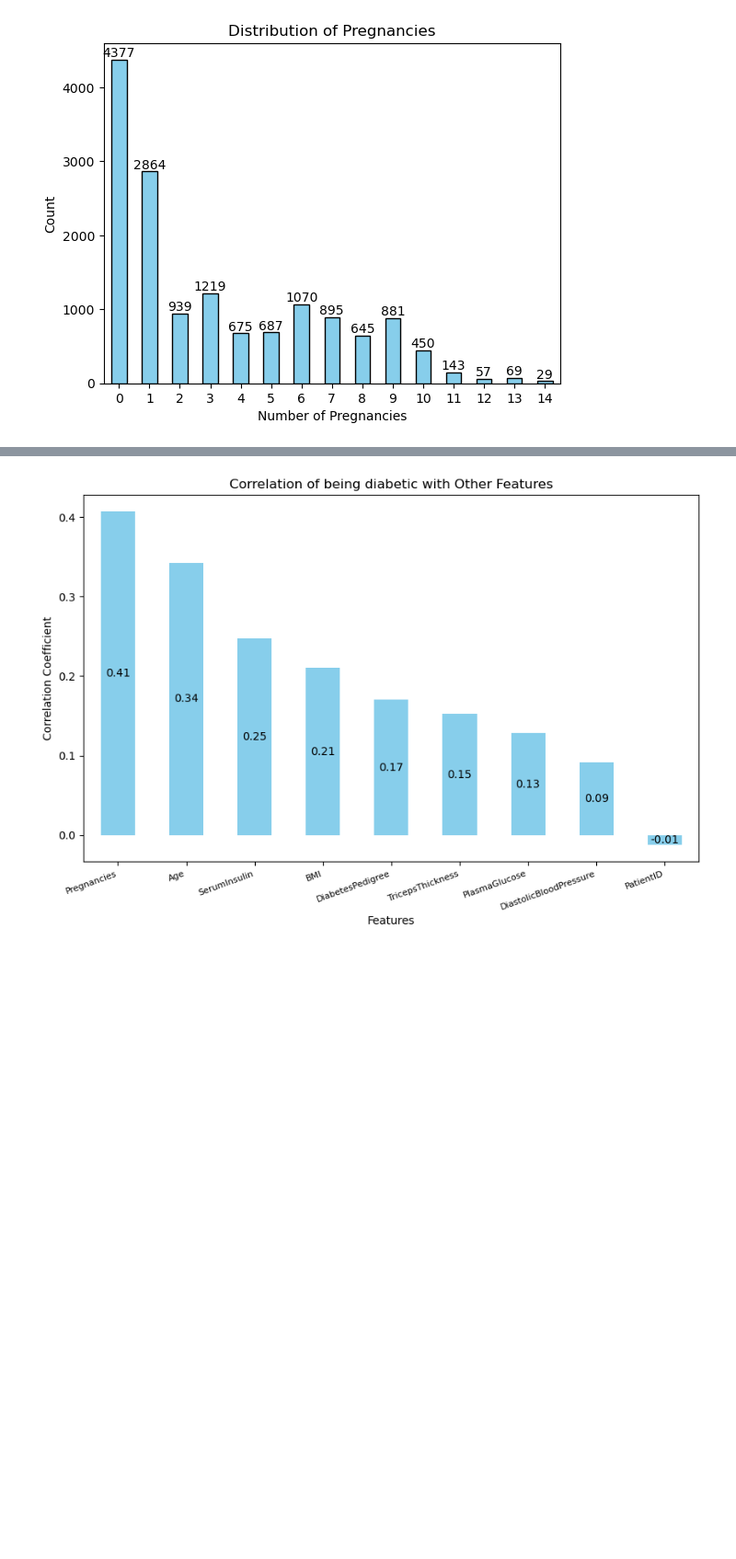
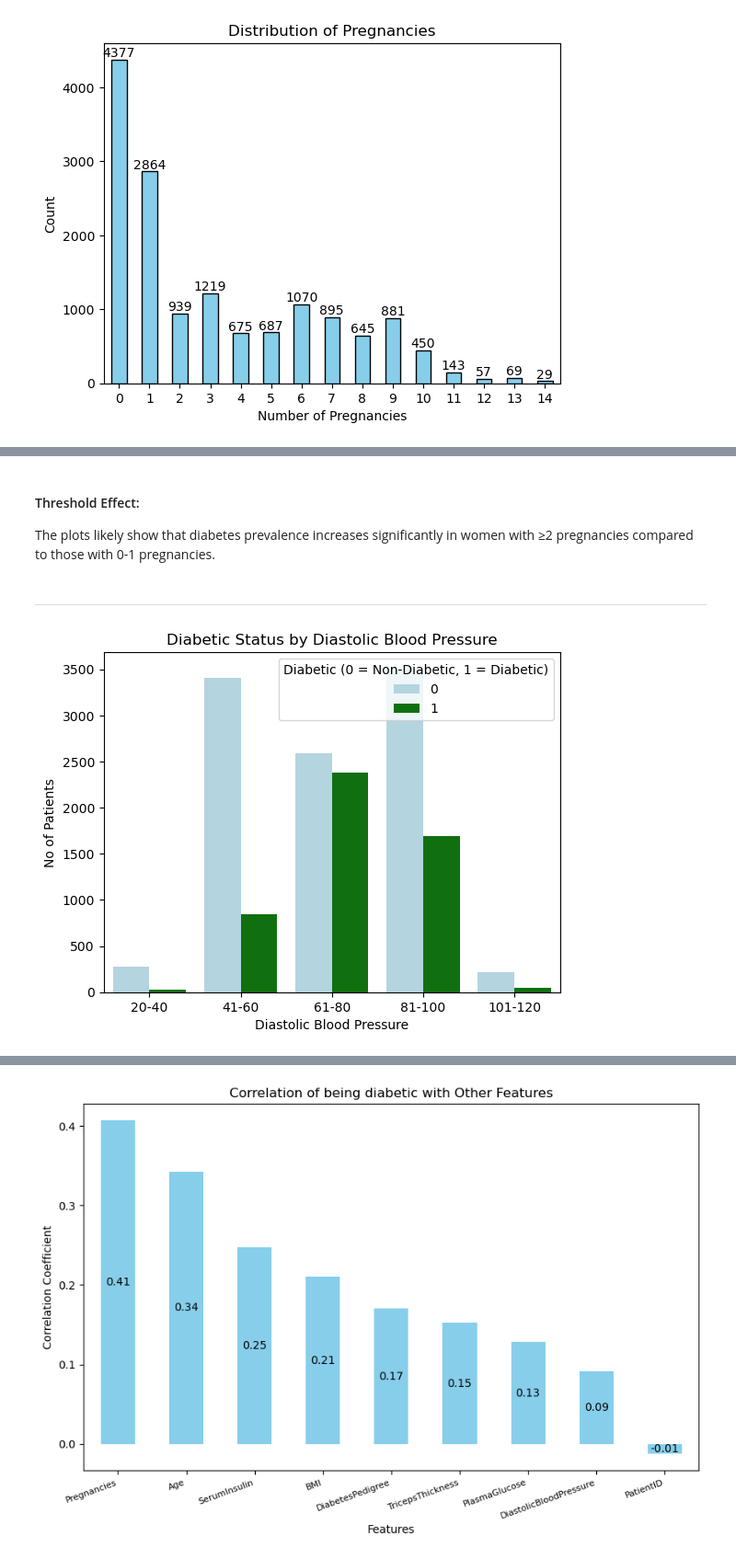
Before and after one commit to DSTI-MLPR/ML-Project, a Jupyter notebook: Project - ML - Diabetics.ipynb, the cells around one changed output, grey strips where cells are left out. Shown: that part at 92% size. Cells and saved outputs as stored; diff of their text form; code cells hidden in the pictures; blank space fills up the shorter version.

```diff
--- a/Project - ML - Diabetics.ipynb
+++ b/Project - ML - Diabetics.ipynb
@@ -58,0 +119,21 @@ plt.show()
+# %% [markdown]
+#### Threshold Effect:
+
+The plots likely show that diabetes prevalence increases significantly in women with ≥2 pregnancies compared to those with 0-1 pregnancies.
+# %% [markdown]
+------------------------
+# %%
+# Create DiastolicBloodPressure bins
+bins = [20, 40, 60, 80, 100, 120]  # Define DiastolicBloodPressure ranges
+labels = ['20-40', '41-60', '61-80', '81-100', '101-120']
+dff['DiastolicBloodPressure'] = pd.cut(dff['DiastolicBloodPressure'], bins=bins, labels=labels)
+
+# Plot the count plot with hue
+sns.countplot(data=dff, x='DiastolicBloodPressure', hue='Diabetic', palette = ['lightblue', 'green'])
+plt.title('Diabetic Status by Diastolic Blood Pressure')
+plt.xlabel('Diastolic Blood Pressure')
+plt.ylabel('No of Patients')
+plt.legend(title='Diabetic (0 = Non-Diabetic, 1 = Diabetic)')
+plt.show()
+# %% [output]
+[figure, added]
```
Also changed, not shown: parts of 44 cells of this notebook.
